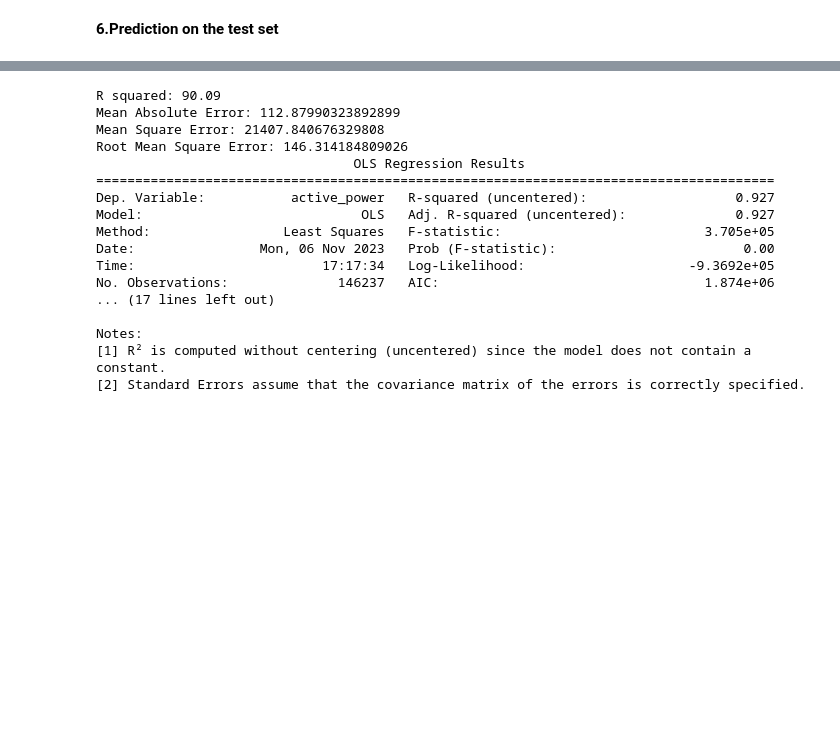
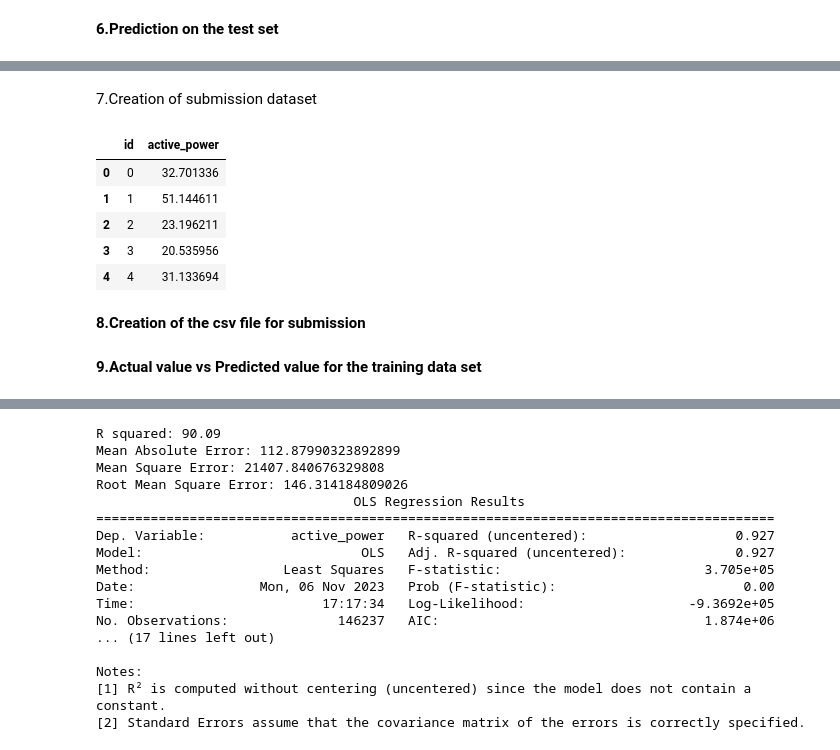
Before and after one commit to madhumitafilos/Collab, a Jupyter notebook: Madhumita_LinearRegression_Intermediate_v2.ipynb, the cells around one changed output, grey strips where cells are left out. Cells and saved outputs as stored; diff of their text form; code cells hidden in the pictures; blank space fills up the shorter version.

```diff
--- a/Madhumita_LinearRegression_Intermediate_v2.ipynb
+++ b/Madhumita_LinearRegression_Intermediate_v2.ipynb
@@ -86,3 +86,13 @@ train_X, test_X, train_y, test_y = train_test_split(X, y, test_size = 0.3, rando
 wind_lm = OLS(train_y, train_X).fit()
 # %% [markdown]
 **6.Prediction on the test set**
+# %%
+#Prediction of test set
+#Reading test data file
+test_data = pd.read_csv('/content/drive/MyDrive/test_data.csv')
+#Taking only a subset of columns for test data in the dataframe
+test_data_X = test_data[['pitch_angle','reactive_power','nacelle_temp','wind_speed_avg','rotor_angular_velocity']]
+#Predicting the actual_power for the test data set
+y_test_data_predict = wind_lm.predict(test_data_X)
+#Predicted values for the test data set
+print("Prediction of test set: {}".format(y_test_data_predict))
@@ -88,0 +112,16 @@ wind_lm = OLS(train_y, train_X).fit()
+# %% [markdown]
+7.Creation of submission dataset
+# %%
+submission_MX = pd.DataFrame(data=y_test_data_predict, columns=["active_power"])
+submission_MX.reset_index(inplace=True)
+submission_MX = submission_MX.rename(columns = {'index':'id'})
+submission_MX.head()
+# %% [output]
+|  | id | active_power |
+| 0 | 0 | 32.701336 |
+| 1 | 1 | 51.144611 |
+| 2 | 2 | 23.196211 |
+| 3 | 3 | 20.535956 |
+| 4 | 4 | 31.133694 |
+# %% [markdown]
+**8.Creation of the csv file for submission**
@@ -89 +130,3 @@ wind_lm = OLS(train_y, train_X).fit()
+# %% [markdown]
+**9.Actual value vs Predicted value for the training data set**
 # %%
```
Also changed, not shown: parts of 9 cells of this notebook.
